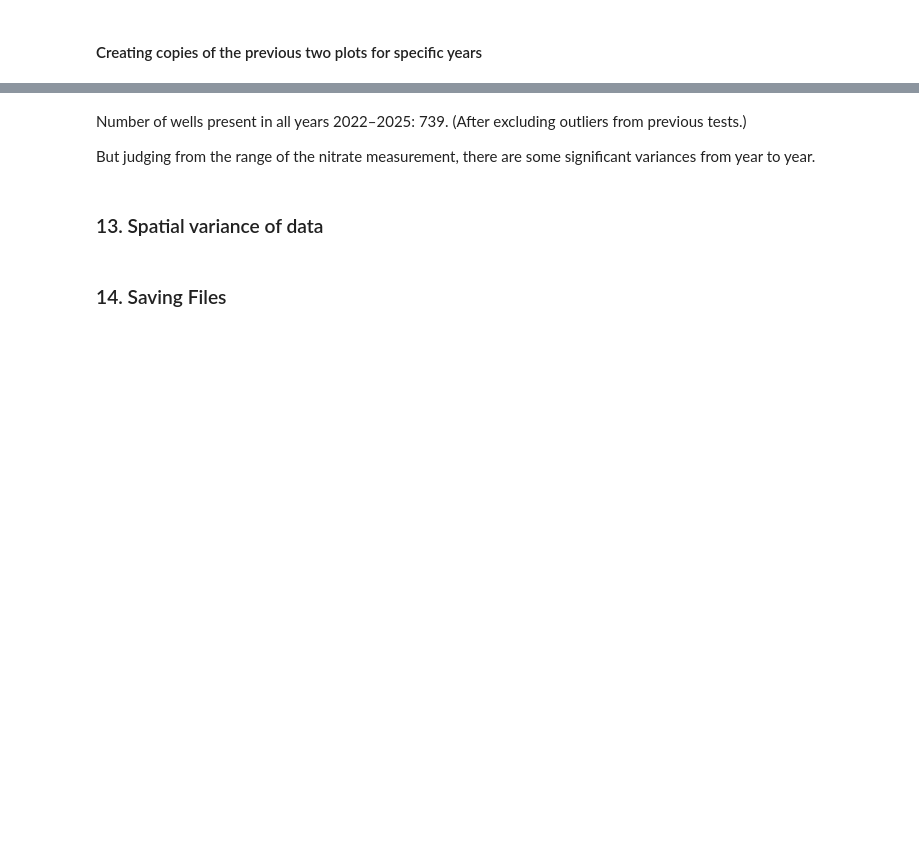
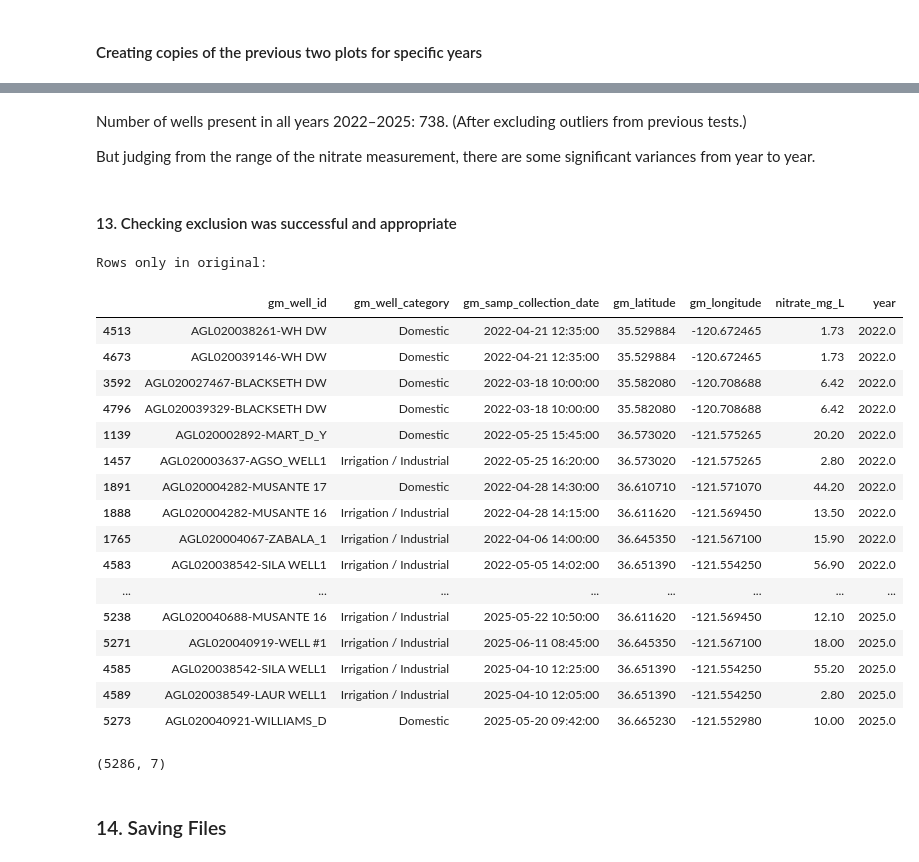
Before and after one commit to Erdos-Projects/fall-2026-infrastructure-placement, a Jupyter notebook: notebooks/groundwater/gwater_clean.ipynb, the cells around one changed output, grey strips where cells are left out. Saved outputs shown, nothing was run; the diff lists cells and outputs as text; code cells hidden in the pictures; blank space fills up the shorter version.

```diff
--- a/notebooks/groundwater/gwater_clean.ipynb
+++ b/notebooks/groundwater/gwater_clean.ipynb
@@ -1307,9 +1070,47 @@ Number of wells present in all years 2022–2025: 739
 # %% [markdown]
-Number of wells present in all years 2022–2025: 739. (After excluding outliers from previous tests.)
+Number of wells present in all years 2022–2025: 738. (After excluding outliers from previous tests.)
 
 But judging from the range of the nitrate measurement, there are some significant variances from year to year.
-# %% [markdown]
-### 13. Spatial variance of data
+# %% [markdown]
+#### 13. Checking exclusion was successful and appropriate
+# %%
+## original full dataset restricted by year
+years = [2022, 2023, 2024, 2025]
+groundwater_check = groundwater[
+    groundwater["gm_samp_collection_date"].dt.year.isin(years)]
+
+## compare to groundwater_period
+comparison = groundwater_check.merge(
+    groundwater_period.drop_duplicates(),
+    how="outer",
+    indicator=True
+)
+
+print("Rows only in original:")
+display(comparison[comparison["_merge"] == "left_only"].drop(columns="_merge").sort_values(by=["year", "gm_latitude", "gm_longitude"]))
+# %% [output]
+Rows only in original:
+|  | gm_well_id | gm_well_category | gm_samp_collection_date | gm_latitude | gm_longitude | nitrate_mg_L | year |
+| 4513 | AGL020038261-WH DW | Domestic | 2022-04-21 12:35:00 | 35.529884 | -120.672465 | 1.73 | 2022.0 |
+| 4673 | AGL020039146-WH DW | Domestic | 2022-04-21 12:35:00 | 35.529884 | -120.672465 | 1.73 | 2022.0 |
+| 3592 | AGL020027467-BLACKSETH DW | Domestic | 2022-03-18 10:00:00 | 35.582080 | -120.708688 | 6.42 | 2022.0 |
+| 4796 | AGL020039329-BLACKSETH DW | Domestic | 2022-03-18 10:00:00 | 35.582080 | -120.708688 | 6.42 | 2022.0 |
+| 1139 | AGL020002892-MART_D_Y | Domestic | 2022-05-25 15:45:00 | 36.573020 | -121.575265 | 20.20 | 2022.0 |
+| 1457 | AGL020003637-AGSO_WELL1 | Irrigation / Industrial | 2022-05-25 16:20:00 | 36.573020 | -121.575265 | 2.80 | 2022.0 |
+| 1891 | AGL020004282-MUSANTE 17 | Domestic | 2022-04-28 14:30:00 | 36.610710 | -121.571070 | 44.20 | 2022.0 |
+| 1888 | AGL020004282-MUSANTE 16 | Irrigation / Industrial | 2022-04-28 14:15:00 | 36.611620 | -121.569450 | 13.50 | 2022.0 |
+| 1765 | AGL020004067-ZABALA_1 | Irrigation / Industrial | 2022-04-06 14:00:00 | 36.645350 | -121.567100 | 15.90 | 2022.0 |
+| 4583 | AGL020038542-SILA WELL1 | Irrigation / Industrial | 2022-05-05 14:02:00 | 36.651390 | -121.554250 | 56.90 | 2022.0 |
+| ... | ... | ... | ... | ... | ... | ... | ... |
+| 5238 | AGL020040688-MUSANTE 16 | Irrigation / Industrial | 2025-05-22 10:50:00 | 36.611620 | -121.569450 | 12.10 | 2025.0 |
+| 5271 | AGL020040919-WELL #1 | Irrigation / Industrial | 2025-06-11 08:45:00 | 36.645350 | -121.567100 | 18.00 | 2025.0 |
+| 4585 | AGL020038542-SILA WELL1 | Irrigation / Industrial | 2025-04-10 12:25:00 | 36.651390 | -121.554250 | 55.20 | 2025.0 |
+| 4589 | AGL020038549-LAUR WELL1 | Irrigation / Industrial | 2025-04-10 12:05:00 | 36.651390 | -121.554250 | 2.80 | 2025.0 |
+| 5273 | AGL020040921-WILLIAMS_D | Domestic | 2025-05-20 09:42:00 | 36.665230 | -121.552980 | 10.00 | 2025.0 |
+# %%
+groundwater_check.shape
+# %% [output]
+(5286, 7)
 # %% [markdown]
 ### 14. Saving Files
 # %%
```
Also changed, not shown: parts of 11 cells of this notebook, 2 other files.
